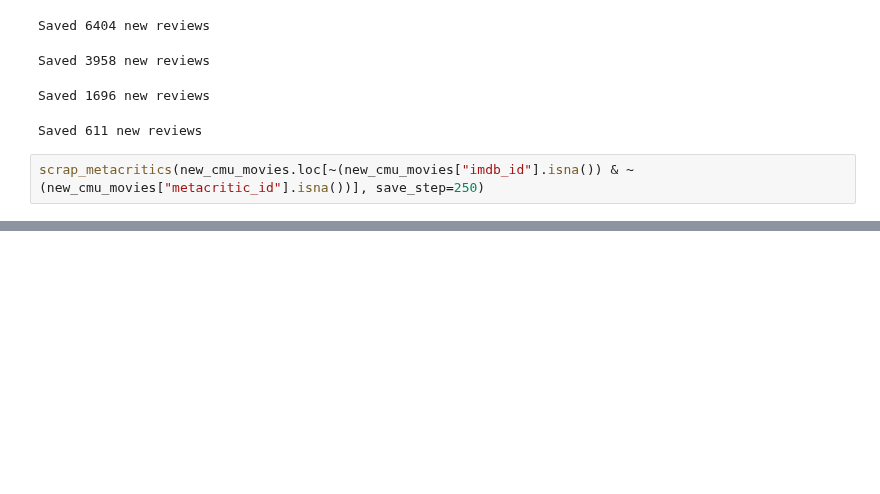
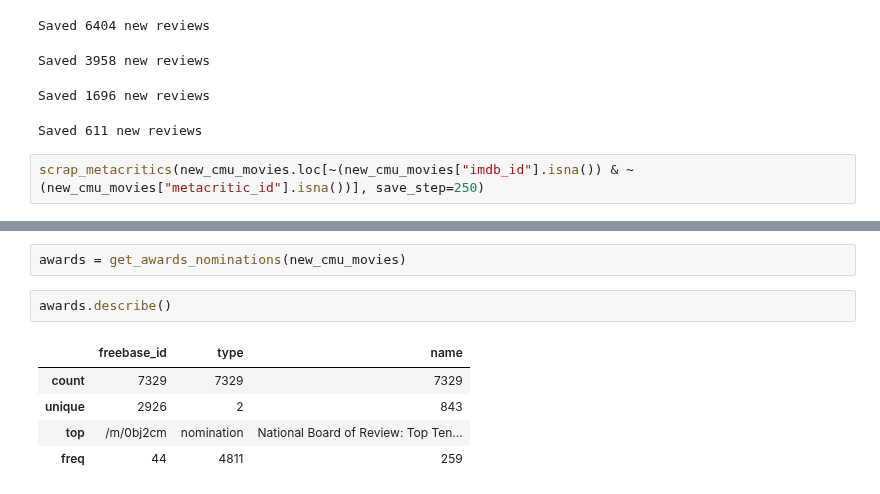
Before and after one commit to epfl-ada/ada-2023-project-radatouille, a Jupyter notebook: scrap.ipynb, the cells around one changed output, grey strips where cells are left out. Drawn from its saved outputs; the diff is of its cells as text; blank space fills up the shorter version.

```diff
--- a/scrap.ipynb
+++ b/scrap.ipynb
@@ -542,0 +619,10 @@ scrap_metacritics(new_cmu_movies.loc[~(new_cmu_movies["imdb_id"].isna()) & ~(new
+# %%
+awards = get_awards_nominations(new_cmu_movies)
+# %%
+awards.describe()
+# %% [output]
+|  | freebase_id | type | name |
+| count | 7329 | 7329 | 7329 |
+| unique | 2926 | 2 | 843 |
+| top | /m/0bj2cm | nomination | National Board of Review: Top Ten... |
+| freq | 44 | 4811 | 259 |
```
Also changed, not shown: parts of 7 cells of this notebook, 2 other files.
